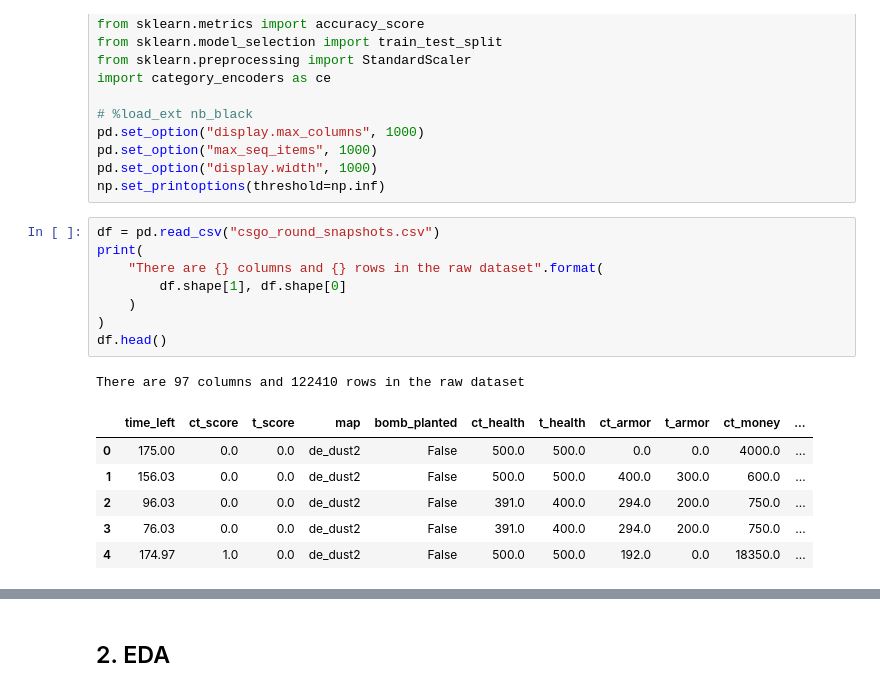
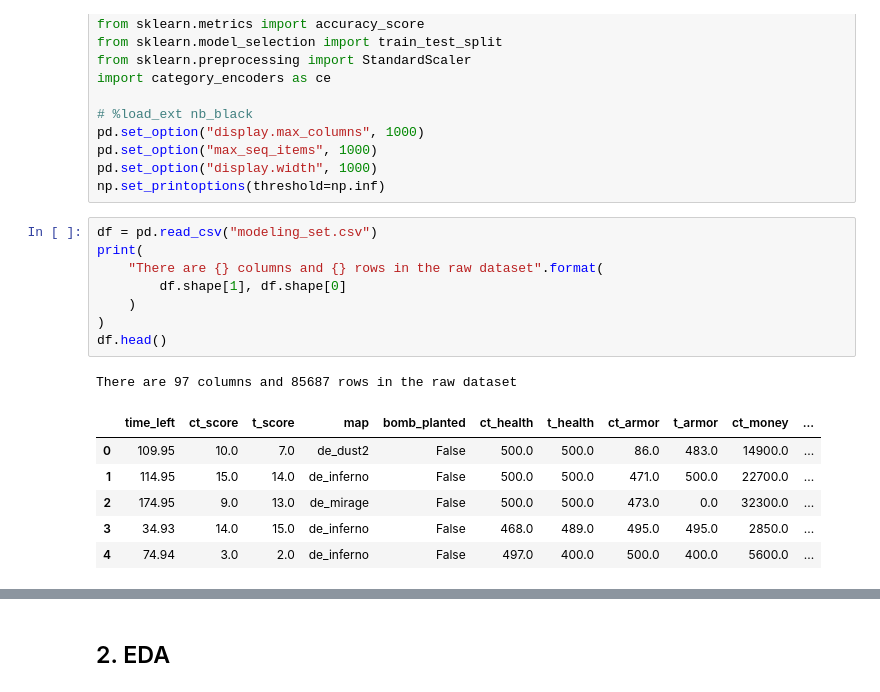
Before and after one commit to Saralytics/CS_GO_winner_prediction, a Jupyter notebook: FightTerrorism.ipynb, the cells around one changed output, grey strips where cells are left out. Drawn from its saved outputs; the diff is of its cells as text.

```diff
--- a/FightTerrorism.ipynb
+++ b/FightTerrorism.ipynb
@@ -46,18 +48,18 @@ pd.set_option("max_seq_items", 1000)
 pd.set_option("display.width", 1000)
 np.set_printoptions(threshold=np.inf)
 # %%
-df = pd.read_csv("csgo_round_snapshots.csv")
+df = pd.read_csv("modeling_set.csv")
 print(
     "There are {} columns and {} rows in the raw dataset".format(
         df.shape[1], df.shape[0]
     )
 )
 df.head()
 # %% [output]
-There are 97 columns and 122410 rows in the raw dataset
+There are 97 columns and 85687 rows in the raw dataset
 |  | time_left | ct_score | t_score | map | bomb_planted | ct_health | t_health | ct_armor | t_armor | ct_money | ... |
-| 0 | 175.00 | 0.0 | 0.0 | de_dust2 | False | 500.0 | 500.0 | 0.0 | 0.0 | 4000.0 | ... |
-| 1 | 156.03 | 0.0 | 0.0 | de_dust2 | False | 500.0 | 500.0 | 400.0 | 300.0 | 600.0 | ... |
-| 2 | 96.03 | 0.0 | 0.0 | de_dust2 | False | 391.0 | 400.0 | 294.0 | 200.0 | 750.0 | ... |
-| 3 | 76.03 | 0.0 | 0.0 | de_dust2 | False | 391.0 | 400.0 | 294.0 | 200.0 | 750.0 | ... |
-| 4 | 174.97 | 1.0 | 0.0 | de_dust2 | False | 500.0 | 500.0 | 192.0 | 0.0 | 18350.0 | ... |
+| 0 | 109.95 | 10.0 | 7.0 | de_dust2 | False | 500.0 | 500.0 | 86.0 | 483.0 | 14900.0 | ... |
+| 1 | 114.95 | 15.0 | 14.0 | de_inferno | False | 500.0 | 500.0 | 471.0 | 500.0 | 22700.0 | ... |
+| 2 | 174.95 | 9.0 | 13.0 | de_mirage | False | 500.0 | 500.0 | 473.0 | 0.0 | 32300.0 | ... |
+| 3 | 34.93 | 14.0 | 15.0 | de_inferno | False | 468.0 | 489.0 | 495.0 | 495.0 | 2850.0 | ... |
+| 4 | 74.94 | 3.0 | 2.0 | de_inferno | False | 497.0 | 400.0 | 500.0 | 400.0 | 5600.0 | ... |
```
Also changed, not shown: parts of 63 cells of this notebook.
